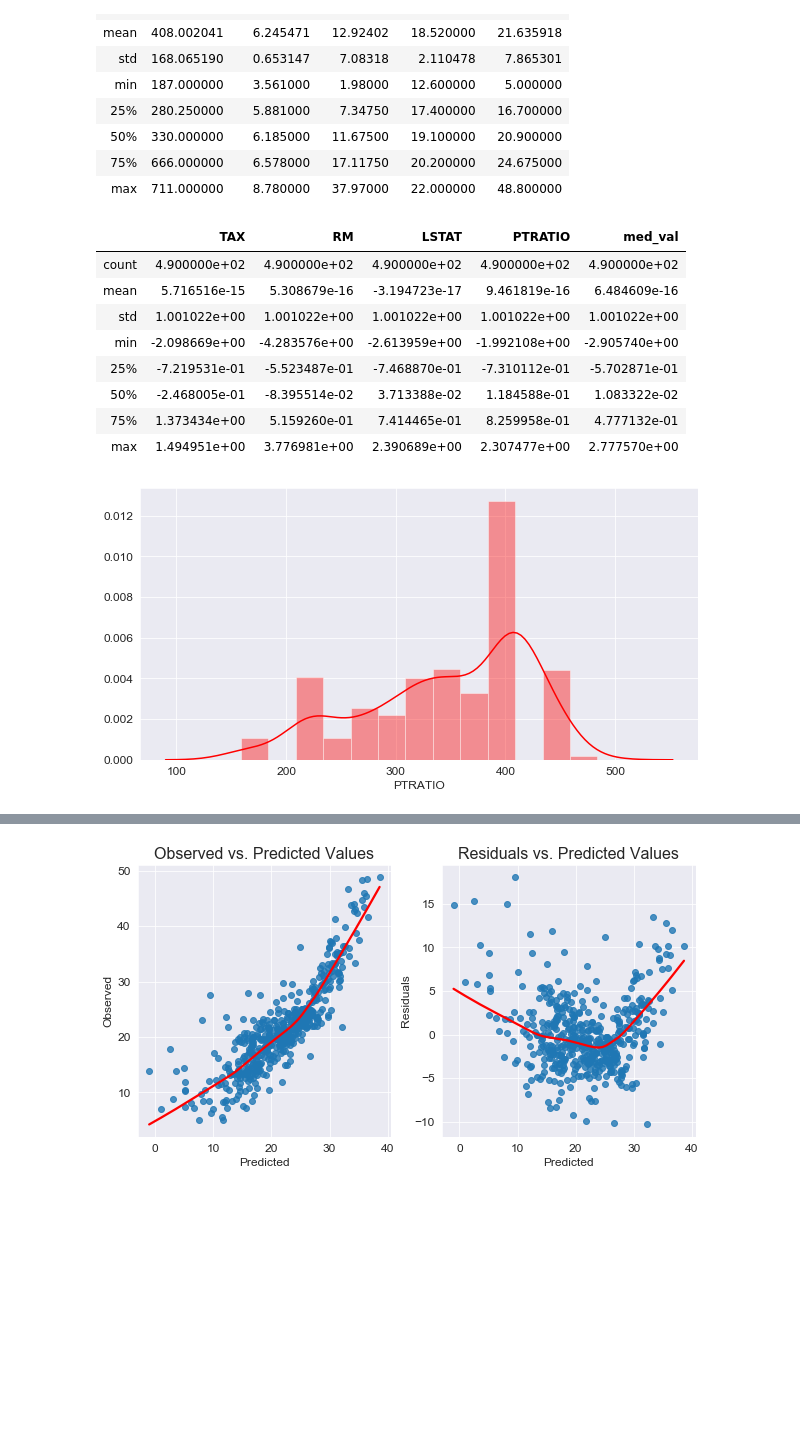
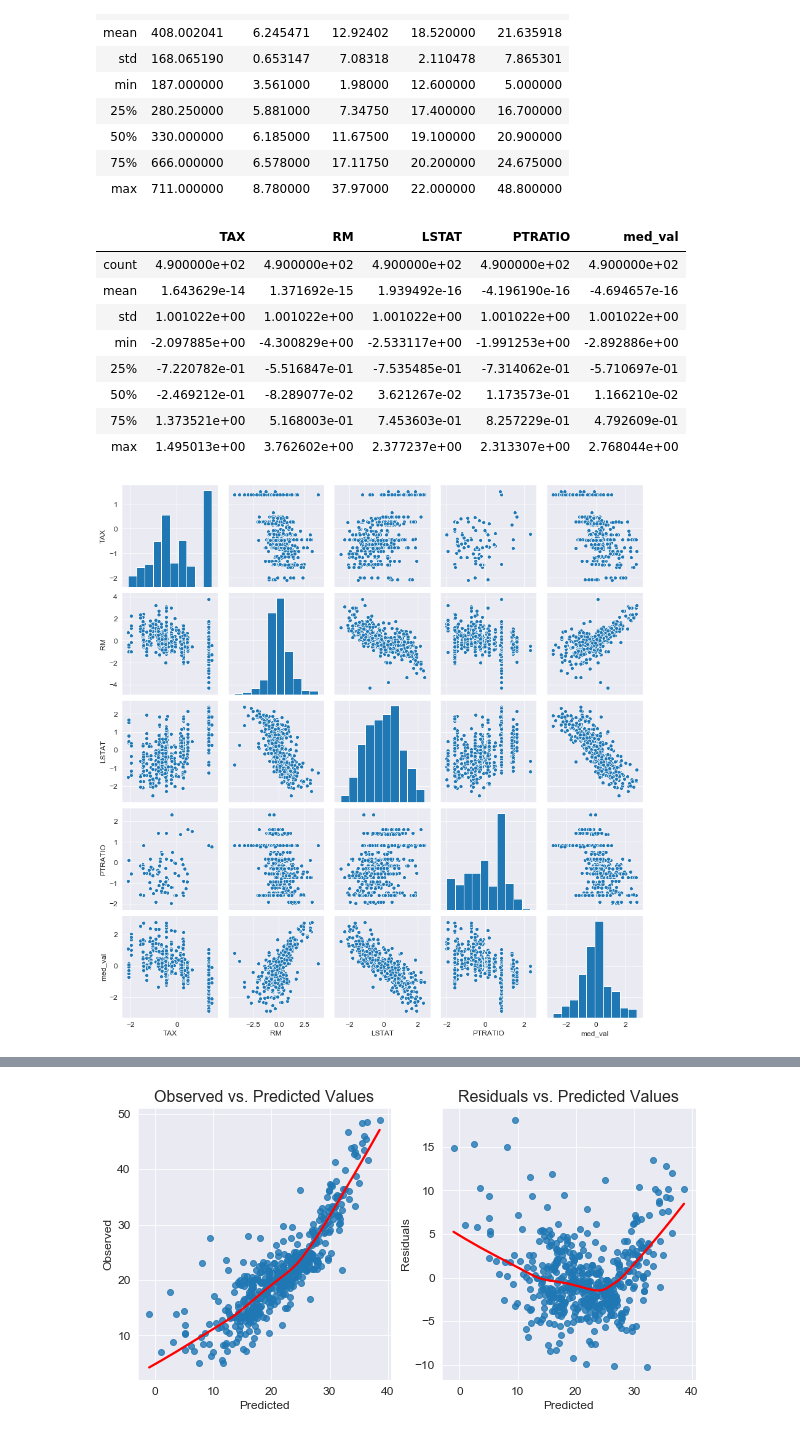
Before and after one commit to andrewcreates/DataScience-Projects, a Jupyter notebook: Boston-Housing-Data.ipynb, the cells around one changed output, grey strips where cells are left out. Saved outputs shown, nothing was run; the diff lists cells and outputs as text; code cells hidden in the pictures; blank space fills up the shorter version.

Commit message:
box-cox and yeo-johnson transformations

```diff
--- a/Boston-Housing-Data.ipynb
+++ b/Boston-Housing-Data.ipynb
@@ -394,23 +394,24 @@ df[['TAX','RM','LSTAT','PTRATIO','med_val']].describe()
 # %%
 df_transform = df[['TAX','RM','LSTAT','PTRATIO','med_val']].copy()
 # df_transform['LSTAT'] = np.log(df['LSTAT'])
-pt = PowerTransformer(method = 'box-cox')
+# df_transform['PTRATIO'] = df['PTRATIO'] ** 3
+pt = PowerTransformer(method = 'yeo-johnson')
 pt.fit(df_transform)
 df_transform = pd.DataFrame(pt.transform(df_transform),columns = df_transform.columns)
-# df_transform['PTRATIO'] = df['PTRATIO'] ** 3
+
 df_transform.describe()
 # %% [output]
 |  | TAX | RM | LSTAT | PTRATIO | med_val |
 | count | 4.900000e+02 | 4.900000e+02 | 4.900000e+02 | 4.900000e+02 | 4.900000e+02 |
-| mean | 5.716516e-15 | 5.308679e-16 | -3.194723e-17 | 9.461819e-16 | 6.484609e-16 |
+| mean | 1.643629e-14 | 1.371692e-15 | 1.939492e-16 | -4.196190e-16 | -4.694657e-16 |
 | std | 1.001022e+00 | 1.001022e+00 | 1.001022e+00 | 1.001022e+00 | 1.001022e+00 |
-| min | -2.098669e+00 | -4.283576e+00 | -2.613959e+00 | -1.992108e+00 | -2.905740e+00 |
-| 25% | -7.219531e-01 | -5.523487e-01 | -7.468870e-01 | -7.310112e-01 | -5.702871e-01 |
-| 50% | -2.468005e-01 | -8.395514e-02 | 3.713388e-02 | 1.184588e-01 | 1.083322e-02 |
-| 75% | 1.373434e+00 | 5.159260e-01 | 7.414465e-01 | 8.259958e-01 | 4.777132e-01 |
-| max | 1.494951e+00 | 3.776981e+00 | 2.390689e+00 | 2.307477e+00 | 2.777570e+00 |
+| min | -2.097885e+00 | -4.300829e+00 | -2.533117e+00 | -1.991253e+00 | -2.892886e+00 |
+| 25% | -7.220782e-01 | -5.516847e-01 | -7.535485e-01 | -7.314062e-01 | -5.710697e-01 |
+| 50% | -2.469212e-01 | -8.289077e-02 | 3.621267e-02 | 1.173573e-01 | 1.166210e-02 |
+| 75% | 1.373521e+00 | 5.168003e-01 | 7.453603e-01 | 8.257229e-01 | 4.792609e-01 |
+| max | 1.495013e+00 | 3.762602e+00 | 2.377237e+00 | 2.313307e+00 | 2.768044e+00 |
 # %%
-# sns.distplot(df['PTRATIO'], color = 'green');
-sns.distplot(df_transform['PTRATIO'], color = 'red');
+# sns.pairplot(df[['TAX','RM','LSTAT','PTRATIO','med_val']]);
+sns.pairplot(df_transform);
 # %% [output]
-[figure, old version]
+[figure, new version]
```
Also changed, not shown: parts of 4 cells of this notebook.
